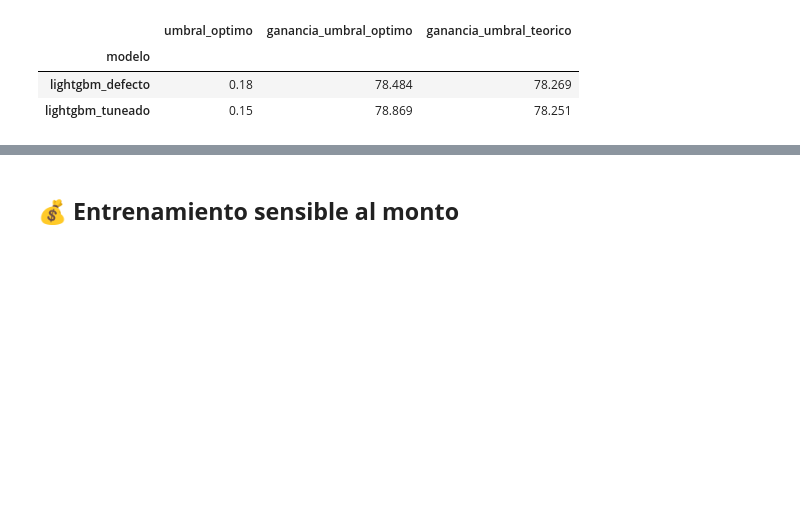
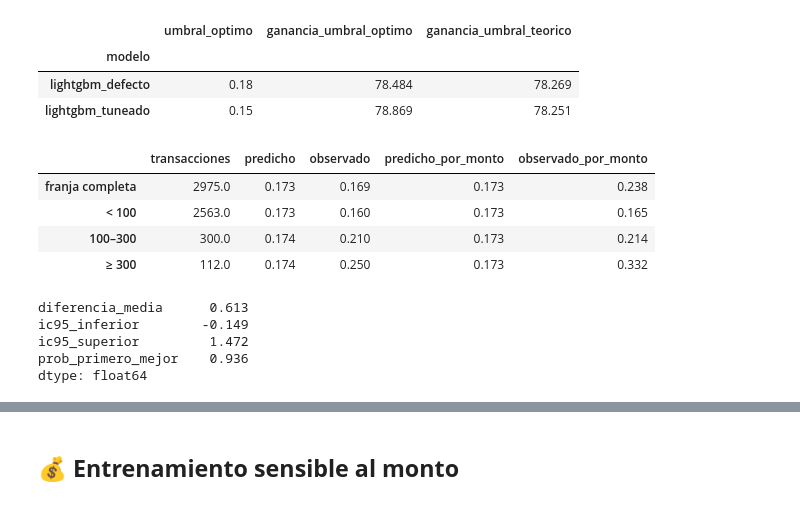
Before and after one commit to JuanFeDS/fraud_shipping, a Jupyter notebook: notebooks/04.experimentacion.ipynb, the cells around one changed output, grey strips where cells are left out. Saved outputs shown, nothing was run; the diff lists cells and outputs as text; code cells hidden in the pictures; blank space fills up the shorter version.

```diff
--- a/notebooks/04.experimentacion.ipynb
+++ b/notebooks/04.experimentacion.ipynb
@@ -52,7 +63,16 @@ NOMBRE_EXPERIMENTO = 'fraude_shipping'
 NUMERO_PRUEBAS = 50
 SEMILLA_VALIDACION = 7
 
+# Validación out-of-time: inicio de cada semana evaluada y remuestras del bootstrap del umbral
+SEMANAS_EVALUADAS = ['2020-04-01', '2020-04-08', '2020-04-15']
+REMUESTRAS_BOOTSTRAP = 500
+# Tramos de monto para la calibración y el umbral por monto
+TRAMOS_MONTO = [0, 100, 300, np.inf]
+ETIQUETAS_TRAMOS = ['< 100', '100–300', '≥ 300']
+
 optuna.logging.set_verbosity(optuna.logging.WARNING)
+# MLflow avisa en cada run que infiere los tipos del dataset registrado; no afecta los resultados
+warnings.filterwarnings('ignore', module='mlflow.types.utils')
 # %%
 # Compara cada experimento contra el de referencia, fold a fold, sobre los mismos folds
 
@@ -465,6 +528,25 @@ pd.DataFrame([
 | modelo |  |  |  |
 | lightgbm_defecto | 0.18 | 78.484 | 78.269 |
 | lightgbm_tuneado | 0.15 | 78.869 | 78.251 |
+# %%
+# Calibración en la franja donde se decide (0,15–0,20), por conteo y ponderada por monto: la ganancia pesa cada error por su monto
+modelo_tuneado = resultados_validacion['lightgbm_tuneado']
+calibracion_por_monto(datos, modelo_tuneado.oof_probability, 0.15, 0.20)
+# %% [output]
+|  | transacciones | predicho | observado | predicho_por_monto | observado_por_monto |
+| franja completa | 2975.0 | 0.173 | 0.169 | 0.173 | 0.238 |
+| < 100 | 2563.0 | 0.173 | 0.160 | 0.173 | 0.165 |
+| 100–300 | 300.0 | 0.174 | 0.210 | 0.173 | 0.214 |
+| ≥ 300 | 112.0 | 0.174 | 0.250 | 0.173 | 0.332 |
+# %%
+# Bootstrap de la diferencia de ganancia entre el umbral elegido (0,15) y el teórico (0,20): ¿es ruido?
+bootstrap_diferencia_umbrales(datos, modelo_tuneado.oof_probability, 0.15, 0.20, REMUESTRAS_BOOTSTRAP, SEED)
+# %% [output]
+diferencia_media      0.613
+ic95_inferior        -0.149
+ic95_superior         1.472
+prob_primero_mejor    0.936
+dtype: float64
 # %% [markdown]
 **💡 Hallazgos**
 
```
Also changed, not shown: parts of 29 cells of this notebook.
